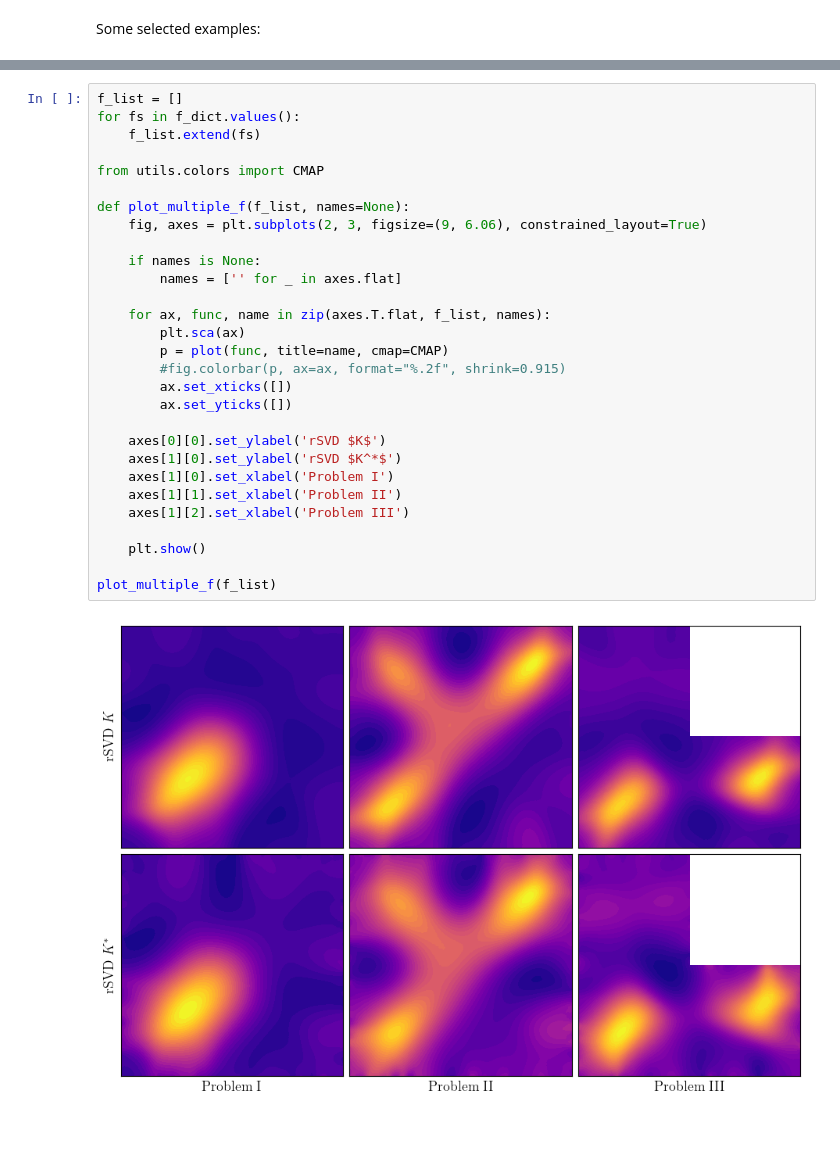
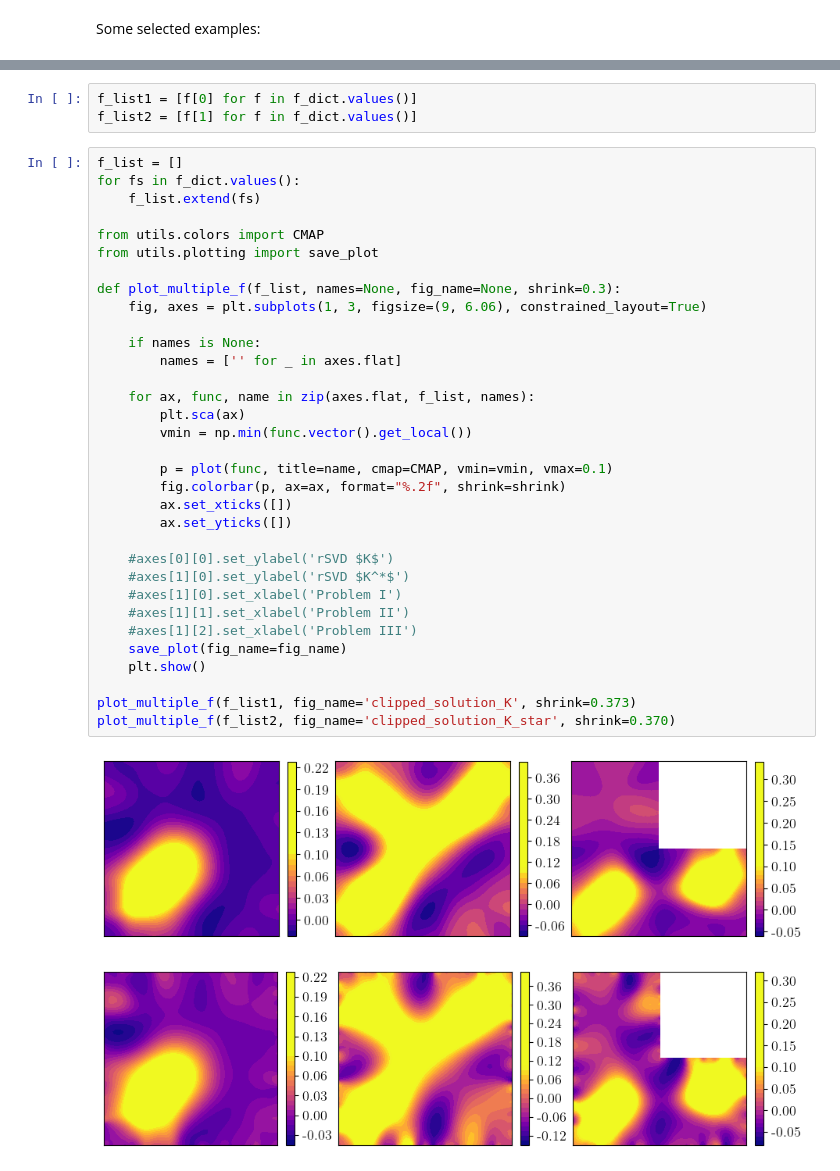
Before and after one commit to EliasSev/masters-thesis, a Jupyter notebook: notebooks/matrix_free_rsvd_new/03_rsvdAjoint_error.ipynb, the cells around one changed output, grey strips where cells are left out. Drawn from its saved outputs; the diff is of its cells as text; blank space fills up the shorter version.

```diff
--- a/notebooks/matrix_free_rsvd_new/03_rsvdAjoint_error.ipynb
+++ b/notebooks/matrix_free_rsvd_new/03_rsvdAjoint_error.ipynb
@@ -127,34 +159,42 @@ def double_solve(k: int, pid: str):
 
 
 f_dict = {pid: double_solve(k=15, pid=pid) for pid in ['I', 'II', 'III']}
+# %%
+f_list1 = [f[0] for f in f_dict.values()]
+f_list2 = [f[1] for f in f_dict.values()]
 # %%
 f_list = []
 for fs in f_dict.values():
     f_list.extend(fs)
 
 from utils.colors import CMAP
+from utils.plotting import save_plot
 
-def plot_multiple_f(f_list, names=None):
-    fig, axes = plt.subplots(2, 3, figsize=(9, 6.06), constrained_layout=True)
+def plot_multiple_f(f_list, names=None, fig_name=None, shrink=0.3):
+    fig, axes = plt.subplots(1, 3, figsize=(9, 6.06), constrained_layout=True)
 
     if names is None:
         names = ['' for _ in axes.flat]
 
-    for ax, func, name in zip(axes.T.flat, f_list, names):
+    for ax, func, name in zip(axes.flat, f_list, names):
         plt.sca(ax)
-        p = plot(func, title=name, cmap=CMAP)
-        #fig.colorbar(p, ax=ax, format="%.2f", shrink=0.915)
+        vmin = np.min(func.vector().get_local())
+
+        p = plot(func, title=name, cmap=CMAP, vmin=vmin, vmax=0.1)
+        fig.colorbar(p, ax=ax, format="%.2f", shrink=shrink)
         ax.set_xticks([])
         ax.set_yticks([])
 
-    axes[0][0].set_ylabel('rSVD $K$')
-    axes[1][0].set_ylabel('rSVD $K^*$')
-    axes[1][0].set_xlabel('Problem I')
-    axes[1][1].set_xlabel('Problem II')
-    axes[1][2].set_xlabel('Problem III')
-
+    #axes[0][0].set_ylabel('rSVD $K$')
+    #axes[1][0].set_ylabel('rSVD $K^*$')
+    #axes[1][0].set_xlabel('Problem I')
+    #axes[1][1].set_xlabel('Problem II')
+    #axes[1][2].set_xlabel('Problem III')
+    save_plot(fig_name=fig_name)
     plt.show()
 
-plot_multiple_f(f_list)
+plot_multiple_f(f_list1, fig_name='clipped_solution_K', shrink=0.373)
+plot_multiple_f(f_list2, fig_name='clipped_solution_K_star', shrink=0.370)
 # %% [output]
-[figure, old version]
+[figure, new version]
+[figure, added]
```
Also changed, not shown: parts of 2 cells of this notebook, 1 other file.
